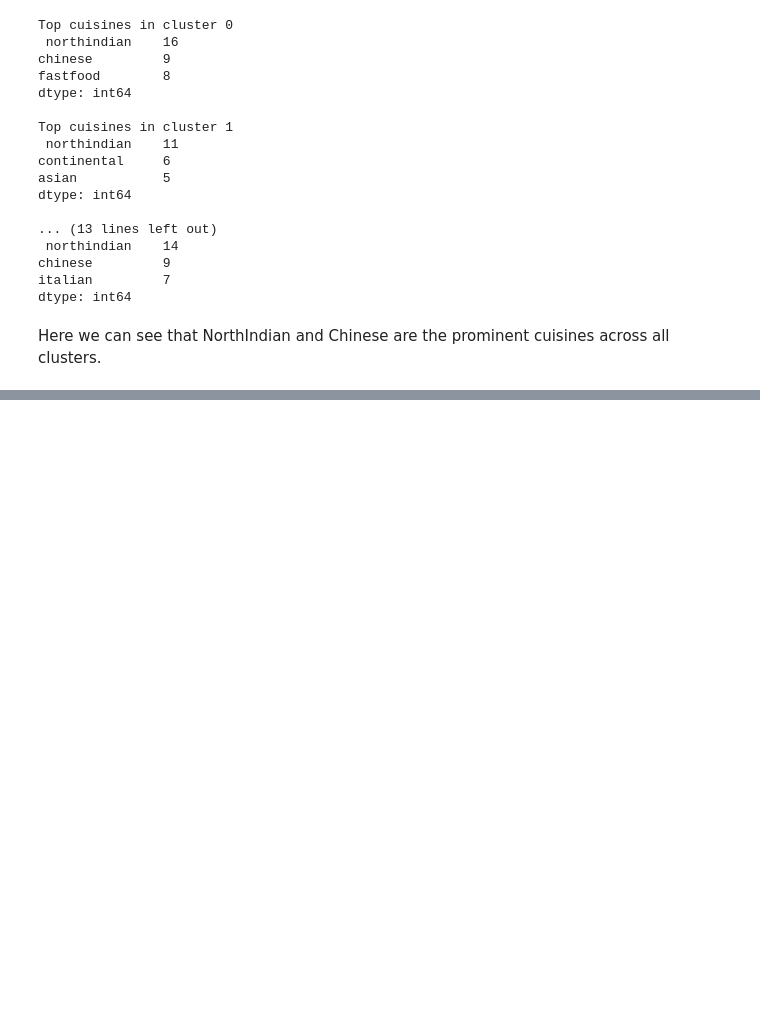
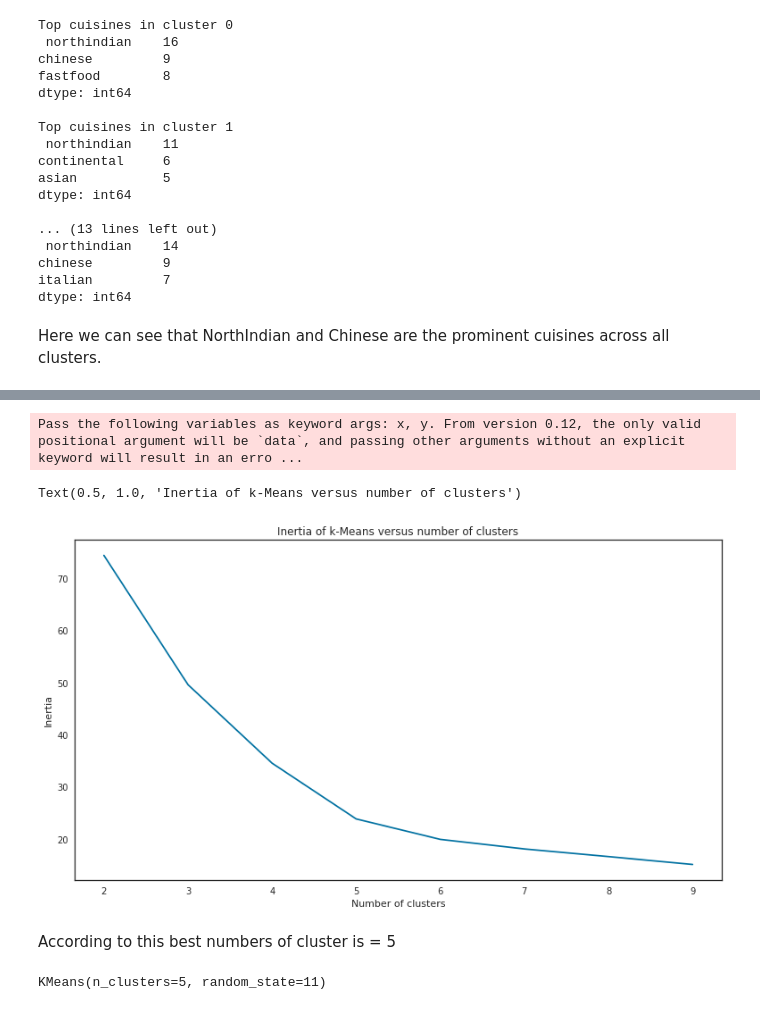
Before and after one commit to rohit-1026/Zomato-Restaurant-Clustering-and-Sentiment-Analysis, a Jupyter notebook: ZOMATO_RESTAURANT_CLUSTERING_AND_SENTIMENT_ANALYSIS.ipynb, the cells around one changed output, grey strips where cells are left out. Drawn from its saved outputs; the diff is of its cells as text; code cells hidden in the pictures; blank space fills up the shorter version.

```diff
--- a/ZOMATO_RESTAURANT_CLUSTERING_AND_SENTIMENT_ANALYSIS.ipynb
+++ b/ZOMATO_RESTAURANT_CLUSTERING_AND_SENTIMENT_ANALYSIS.ipynb
@@ -1309,0 +1312,3 @@ Here we can see that NorthIndian and Chinese are the prominent cuisines across a
+# %%
+scaler = MinMaxScaler()
+X = scaler.fit_transform(df_cluster.drop('Name',axis =1))
@@ -1309,0 +1320,5 @@ Here we can see that NorthIndian and Chinese are the prominent cuisines across a
+# %%
+from sklearn.decomposition import PCA
+pca = PCA(n_components=4)
+# %%
+X_pca = pca.fit_transform(X)
@@ -1309,0 +1345,19 @@ Here we can see that NorthIndian and Chinese are the prominent cuisines across a
+# %%
+scores1 = [KMeans(n_clusters=i+2, random_state=11).fit(X_pca).inertia_
+          for i in range(8)]
+plt.figure(figsize=(13,7))
+sns.lineplot(np.arange(2, 10), scores1)
+plt.xlabel('Number of clusters')
+plt.ylabel("Inertia")
+plt.title("Inertia of k-Means versus number of clusters")
+# %% [output]
+Pass the following variables as keyword args: x, y. From version 0.12, the only valid positional argument will be `data`, and passing other arguments without an explicit keyword will result in an erro ...
+Text(0.5, 1.0, 'Inertia of k-Means versus number of clusters')
+[figure, added]
+# %% [markdown]
+According to this best numbers of cluster is = 5
+# %%
+model1 = KMeans(random_state=11, n_clusters=5)
+model1.fit(X_pca)
+# %% [output]
+KMeans(n_clusters=5, random_state=11)
```
Also changed, not shown: parts of 10 cells of this notebook.
